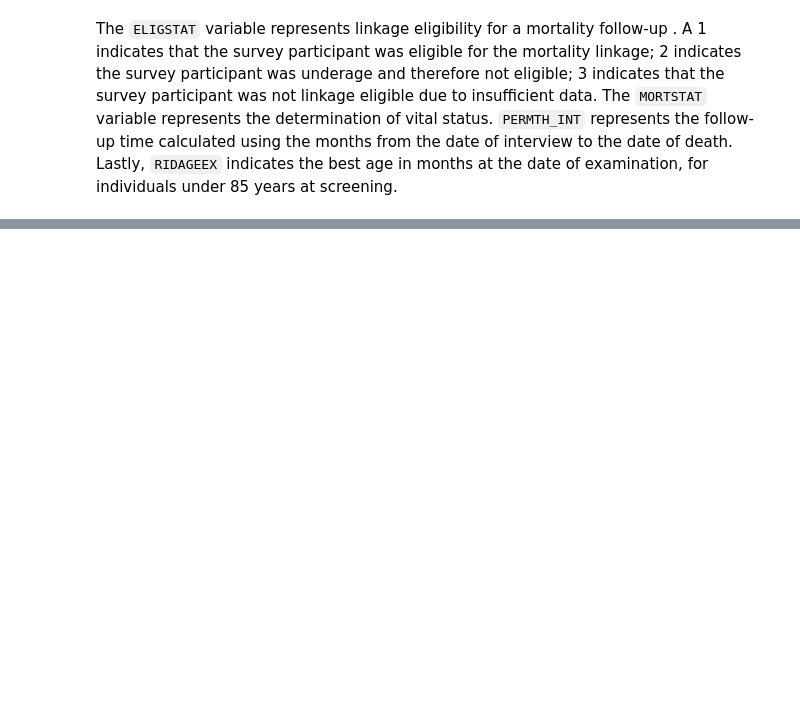
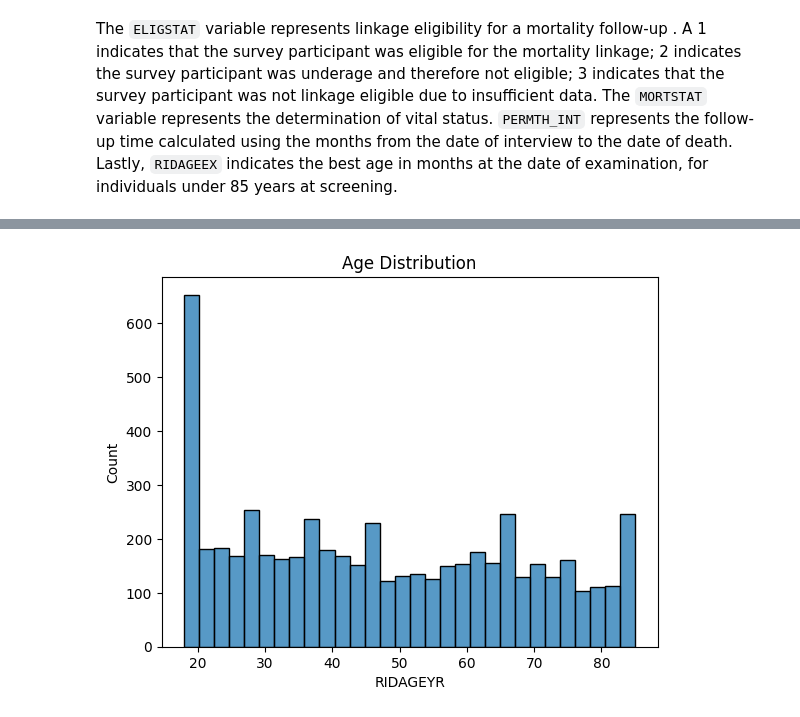
Before and after one commit to hershiaytoda/ds3001project, a Jupyter notebook: project_1_bsds.ipynb, the cells around one changed output, grey strips where cells are left out. Saved outputs shown, nothing was run; the diff lists cells and outputs as text; code cells hidden in the pictures; blank space fills up the shorter version.

```diff
--- a/project_1_bsds.ipynb
+++ b/project_1_bsds.ipynb
@@ -92,0 +115,33 @@ dtype: int64
+# %%
+# Choose predictors + targets (keep list)
+keep = [
+    "SEQN",
+    "MORTSTAT", "PERMTH_INT",
+    "RIDAGEYR", "RIAGENDR", "RIDRETH1",   # demographics
+    "BMXBMI",                            # body measures
+    "SMQ020",                            # ever smoked
+    "DIQ010",                            # diabetes
+    "BPQ020",                            # told high blood pressure
+    "LBXTC",                             # total cholesterol
+    # medical conditions for composite CVD history:
+    "MCQ160B", "MCQ160C", "MCQ160D", "MCQ160E"
+]
+
+df1 = df[keep].copy()
+
+# Composite cardiovascular disease history: CHF, CHD, angina, heart attack (1=yes, 2=no)
+cvd_vars = ["MCQ160B", "MCQ160C", "MCQ160D", "MCQ160E"]
+df1["CVD_HISTORY"] = (df1[cvd_vars] == 1).any(axis=1).astype(int)
+
+# Drop the individual MCQ variables after creating the composite
+df1 = df1.drop(columns=cvd_vars)
+
+# Recode NHANES yes/no: 1=yes -> 1, 2=no -> 0, other -> NaN
+yn_map = {1: 1, 2: 0}
+for col in ["SMQ020", "DIQ010", "BPQ020"]:
+    df1[col] = df1[col].map(yn_map)
+
+# Gender mapping (keep as category for EDA; later one-hot for kNN)
+df1["RIAGENDR"] = df1["RIAGENDR"].map({1: "Male", 2: "Female"})
+
+df1.head()
@@ -92,0 +179,10 @@ dtype: int64
+# %%
+import seaborn as sns
+import matplotlib.pyplot as plt
+
+sns.histplot(df1["RIDAGEYR"], bins=30)
+plt.title("Age Distribution")
+plt.xlabel("RIDAGEYR")
+plt.show()
+# %% [output]
+[figure, added]
```
Also changed, not shown: parts of 19 cells of this notebook.
